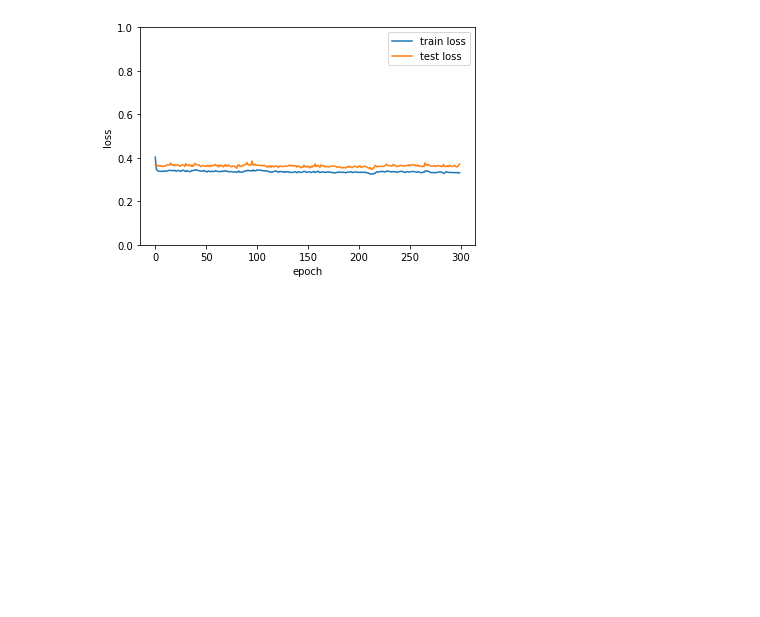
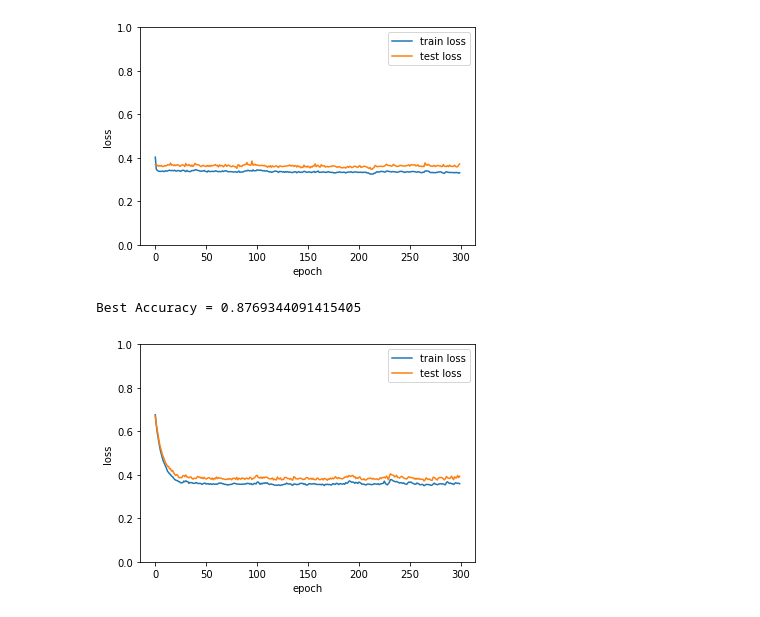
Before and after one commit to thebluesky0205/testRepoLKS, a Jupyter notebook: twelveth.ipynb, the cells around one changed output. Cells and saved outputs as stored; diff of their text form; code cells hidden in the pictures; blank space fills up the shorter version.

```diff
--- a/twelveth.ipynb
+++ b/twelveth.ipynb
@@ -231,0 +258,23 @@ Best Accuracy = 0.8769344091415405
+# %%
+trainRes = model.fit(
+    X_train, y_train,
+    batch_size = 10,
+    epochs = 300,
+    validation_data=(X_test, y_test),
+    verbose = 0
+)
+# %%
+plt.plot(trainRes.history['loss'])
+plt.plot(trainRes.history['val_loss'])
+plt.ylim(0, 1)
+plt.ylabel('loss')
+plt.xlabel('epoch')
+plt.legend(['train loss', 'test loss'], loc='upper right')
+
+print(
+    "Best Accuracy =",
+    max(trainRes.history['val_accuracy'])
+)
+# %% [output]
+Best Accuracy = 0.8769344091415405
+[figure, added]
```
Also changed, not shown: parts of 24 cells of this notebook.
